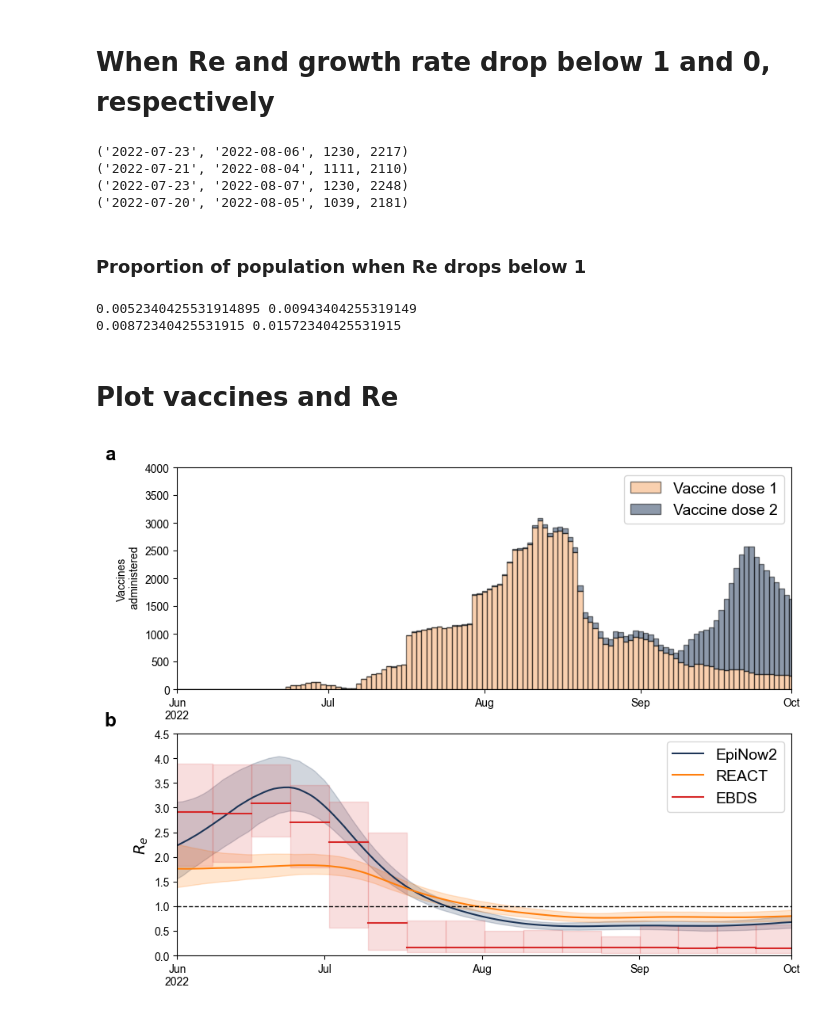
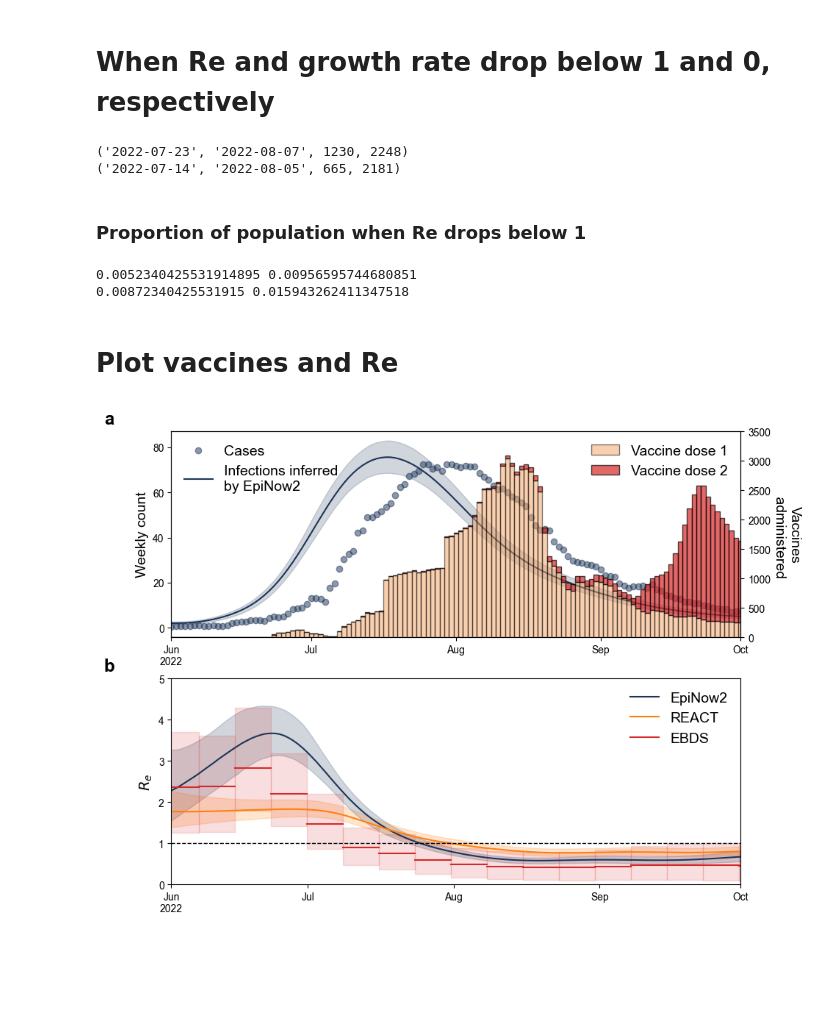
Before and after one commit to pekarj/nyc_mpox_phylogeography, a Jupyter notebook: analysis/notebooks/vaccines_epi.ipynb, the cells around one changed output. Cells and saved outputs as stored; diff of their text form; code cells hidden in the pictures; blank space fills up the shorter version.

```diff
--- a/analysis/notebooks/vaccines_epi.ipynb
+++ b/analysis/notebooks/vaccines_epi.ipynb
@@ -47,11 +41,10 @@ reactidd_Rt, reactidd_growth = load_reactidd_results(path='../epi_inference/esti
 # %% [markdown]
 # Load genomic data
 # %%
-local_beast_results_path = '/Users/jonathanpekar/Downloads/top13clusters_40.log' # user needs to run local phylogeography to generate this file
+local_beast_results_path = '../../../beast/EBDS_GMRF/top13_revised/transfer/combined.log' # user needs to run local phylogeography to generate this file
 log_df = pd.read_csv(local_beast_results_path, sep='\t', comment='#')
-Re_df = log_df[[x for x in log_df.columns if ('effective' in x or 'bdss.birthRate' in x)]].copy()
-Re_df = Re_df.iloc[int(0.1*Re_df.shape[0]):, :]
 
+# calculate growth rate
 for x in log_df.columns:
     if 'bdss.birthRate' in x:
         cluster = re.findall(r'\d+', x)[0]
@@ -62,7 +55,7 @@ for x in log_df.columns:
 # %%
 def below_value(df, col, date_col, value=1):
     '''
-    Return the first date where the value of col is below the given value
+    Return the first date after June 15 where the value of col is below the given value
 
     Parameters:
     df: pd.DataFrame
@@ -75,7 +68,8 @@ def below_value(df, col, date_col, value=1):
     '''
 
     mask = df[col] < value
-    date = df[mask][date_col].min()
+    date_mask = df[date_col] >= '2022-06-15'
+    date = df[mask & date_mask][date_col].min()
     return date
 
 
@@ -162,27 +156,20 @@ def calculate_growth_dates_cases(epinow_growth, reactidd_growth, cases_vaccines_
 
 
 # Our initial estimates (inference starts on June 1st)
-print(calculate_re_dates_cases(epinow_results_subset, reactidd_Rt, cases_vaccines_genomes))
-print(calculate_growth_dates_cases(epinow_growth, reactidd_growth, cases_vaccines_genomes))
-
-# Using an extended run of the reactidd model for plotting purposes results in slightly differet numbers (inference starts on May 15th)
-reactidd_Rt, reactidd_growth = load_reactidd_results('../epi_inference/estimates_reactidd.longer.csv')
-print(calculate_re_dates_cases(epinow_results_subset, reactidd_Rt, cases_vaccines_genomes))
-print(calculate_growth_dates_cases(epinow_growth, reactidd_growth, cases_vaccines_genomes))
+print(calculate_re_dates_cases(epinow_re, reactidd_Rt, cases_vaccines_genomes))
+print(calculate_growth_dates_cases(epinow_gr, reactidd_growth, cases_vaccines_genomes))
 # %% [output]
-('2022-07-23', '2022-08-06', 1230, 2217)
-('2022-07-21', '2022-08-04', 1111, 2110)
 ('2022-07-23', '2022-08-07', 1230, 2248)
-('2022-07-20', '2022-08-05', 1039, 2181)
+('2022-07-14', '2022-08-05', 665, 2181)
 # %% [markdown]
 ### Proportion of population when Re drops below 1
 # %%
 ascertainment_rate = 0.6
-print(1230/235000, 2217/235000)
-print(1230/235000/ascertainment_rate, 2217/235000/ascertainment_rate)
+print(1230/235000, 2248/235000)
+print(1230/235000/ascertainment_rate, 2248/235000/ascertainment_rate)
 # %% [output]
-0.0052340425531914895 0.00943404255319149
-0.00872340425531915 0.01572340425531915
+0.0052340425531914895 0.00956595744680851
+0.00872340425531915 0.015943262411347518
 # %% [markdown]
 # Plot vaccines and Re
 # %%
@@ -226,48 +213,59 @@ def plot_re_bins(max_date, earliest_date, num_bins, df, col_string, ax=None, leg
 
         end_date = start_date
 # %%
-max_date = '2023-02-01'
+max_date = '2023-01-31'
 max_date = toYearFraction(max_date)
+max_data = 2023.0821917808219
 earliest_date = toDatestring(2023.0821917808219-0.83835)
 
 fig, axes = plt.subplots(2, 1, figsize=(10, 8))
 fontsize=14
 
+# plot cases
+axes[0].scatter(cases_vaccines_genomes['date_float'], cases_vaccines_genomes['cases_daily_7d_ma'], color=cmap[1], alpha=0.5, label='Cases', zorder=1)
+plot_results(axes[0], epinow_results[epinow_results['variable'] == 'infections'], 'date', 'median', 'lower_95', 'upper_95', color=cmap[1], label='Infections inferred\nby EpiNow2')
+axes[0].set_ylabel('Weekly count', fontsize=fontsize)
+
 # plot vaccines
-axes[0].bar(cases_vaccines_genomes['date_float'], cases_vaccines_genomes['admin_dose1_daily_7d_ma'], color=cmap[2], alpha=0.5, width=1/365, edgecolor='black', label='Vaccine dose 1')
-axes[0].bar(cases_vaccines_genomes['date_float'], cases_vaccines_genomes['admin_dose2_daily_7d_ma'], bottom=cases_vaccines_genomes['admin_dose1_daily_7d_ma'], color=cmap[1], alpha=0.5, width=1/365, edgecolor='black', label='Vaccine dose 2')
+axes0_twin = axes[0].twinx()
+axes0_twin.bar(cases_vaccines_genomes['date_float'], cases_vaccines_genomes['admin_dose1_daily_7d_ma'], color=cmap[2], alpha=0.5, width=1/365, edgecolor='black', label='Vaccine dose 1', zorder=0)
+axes0_twin.bar(cases_vaccines_genomes['date_float'], cases_vaccines_genomes['admin_dose2_daily_7d_ma'], bottom=cases_vaccines_genomes['admin_dose1_daily_7d_ma'], color=cmap[0], alpha=0.7, width=1/365, edgecolor='black', label='Vaccine dose 2', zorder=0)
+axes0_twin.set_ylim(0, 3500)
+
+
 
 # xticks at every month
 xtick_labels = ['May', 'Jun\n2022', 'Jul', 'Aug', 'Sep', 'Oct']
 xtick_values = [toYearFraction(f'2022-{m}-01') for m in range(5, 11)]
-axes[0].set_xticks(xtick_values)
-axes[0].set_xticklabels(xtick_labels)
-axes[0].set_xlim(epinow_results_subset['date_float'].min(), epinow_results_subset['date_float'].max())
-axes[0].set_ylim(0, 4000)
-axes[0].set_ylabel('Vaccines\n administered')
-axes[0].legend(loc='upper right', fontsize=fontsize)
+axes0_twin.set_xticks(xtick_values)
+axes0_twin.set_xticklabels(xtick_labels)
+axes0_twin.set_xlim(epinow_re['date_float'].min(), epinow_re['date_float'].max())
+axes0_twin.set_ylabel('Vaccines\n administered', rotation=270, labelpad=30, fontsize=fontsize)
+
+axes[0].legend(loc='upper left', fontsize=fontsize, frameon=False)
+axes0_twin.legend(loc='upper right', fontsize=fontsize, frameon=False)
 
 
 # plot effective reproduction number
-plot_results(axes[1], epinow_results_subset, 'date', 'median', 'lower_95', 'upper_95', color=cmap[1], label='EpiNow2')
+plot_results(axes[1], epinow_results[epinow_results['variable'] == 'R'], 'date', 'median', 'lower_95', 'upper_95', color=cmap[1], label='EpiNow2')
 plot_results(axes[1], reactidd_Rt, 'd_comb', 'r', 'lb_2.5', 'ub_97.5', color='#ff7f0e', label='REACT', linestyle='-')
 plot_re_bins(max_date=max_date, earliest_date=earliest_date, num_bins=40, df=log_df, col_string='effective', ax=axes[1], leg=False, color=cmap[0], alpha=0.15)
 
 xtick_labels = ['Mar', 'Apr', 'May', 'Jun\n2022', 'Jul', 'Aug', 'Sep', 'Oct']
 xtick_values = [toYearFraction(f'2022-{m}-02') for m in range(3, 7)] + [toYearFraction(f'2022-{m}-01') for m in range(7, 11)]
 axes[1].set_xticks(xtick_values)
 axes[1].set_xticklabels(xtick_labels)
-axes[1].set_xlim(toYearFraction('2022-06-02'), epinow_results_subset['date_float'].max())
-axes[1].set_ylim(0, 4.5)
+axes[1].set_xlim(toYearFraction('2022-06-02'), epinow_re['date_float'].max())
+axes[1].set_ylim(0, 5)
 axes[1].axhline(1, color='black', linestyle='--', linewidth=1)
 axes[1].set_xlabel(None)
 axes[1].set_ylabel('$R_e$', fontsize=fontsize)
-axes[1].legend(frameon=True, loc='upper right', facecolor='white', fontsize=fontsize)
+axes[1].legend(frameon=False, loc='upper right', facecolor='white', fontsize=fontsize)
 
 # add panel labels
 axes[0].text(-0.1, 1.1, 'a', transform=axes[0].transAxes, fontsize=fontsize*1.25, fontweight='bold', va='top', ha='right')
 axes[1].text(-0.1, 1.1, 'b', transform=axes[1].transAxes, fontsize=fontsize*1.25, fontweight='bold', va='top', ha='right')
 
 plt.show()
 # %% [output]
-[figure, old version]
+[figure, new version]
```
Also changed, not shown: parts of 3 cells of this notebook, 14 other files.
